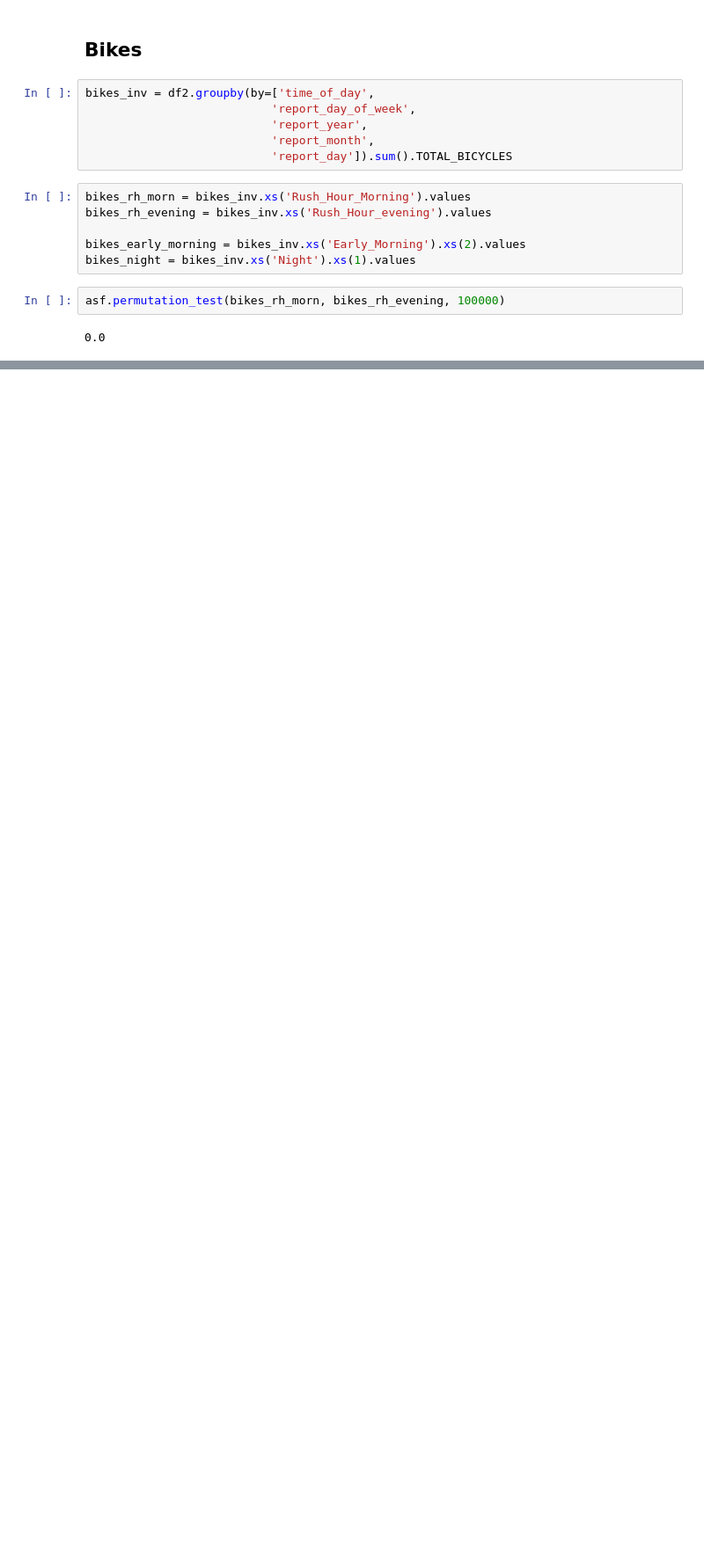
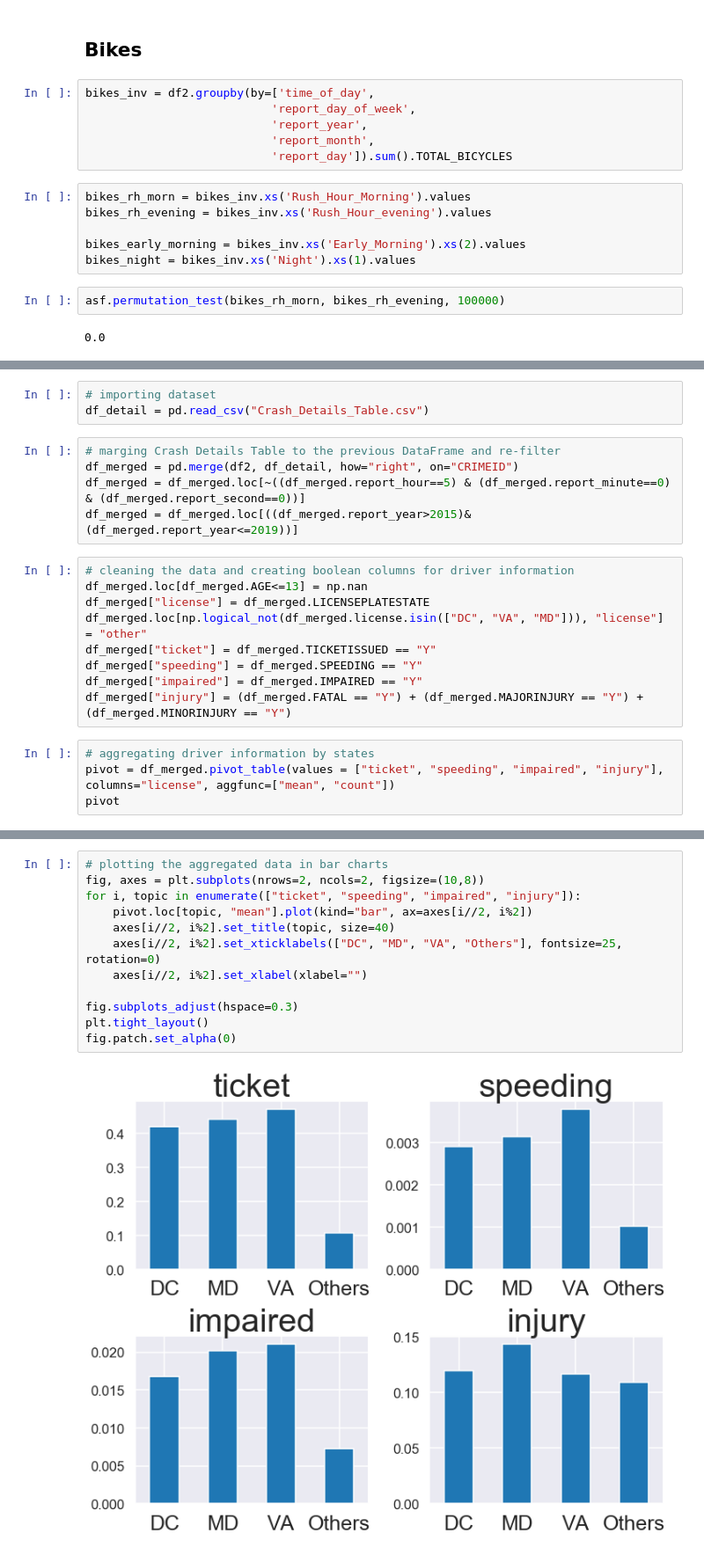
Before and after one commit to aschams/FlatironProject3, a Jupyter notebook: DC_Crashes-as.ipynb, the cells around one changed output, grey strips where cells are left out. Shown at 88% size. Cells and saved outputs as stored; diff of their text form; blank space fills up the shorter version.

```diff
--- a/DC_Crashes-as.ipynb
+++ b/DC_Crashes-as.ipynb
@@ -374,0 +386,21 @@ asf.permutation_test(bikes_early_morning, bikes_night, 100000)
+# %%
+# importing dataset
+df_detail = pd.read_csv("Crash_Details_Table.csv")
+# %%
+# marging Crash Details Table to the previous DataFrame and re-filter
+df_merged = pd.merge(df2, df_detail, how="right", on="CRIMEID")
+df_merged = df_merged.loc[~((df_merged.report_hour==5) & (df_merged.report_minute==0) & (df_merged.report_second==0))]
+df_merged = df_merged.loc[((df_merged.report_year>2015)&(df_merged.report_year<=2019))]
+# %%
+# cleaning the data and creating boolean columns for driver information
+df_merged.loc[df_merged.AGE<=13] = np.nan
+df_merged["license"] = df_merged.LICENSEPLATESTATE
+df_merged.loc[np.logical_not(df_merged.license.isin(["DC", "VA", "MD"])), "license"] = "other"
+df_merged["ticket"] = df_merged.TICKETISSUED == "Y"
+df_merged["speeding"] = df_merged.SPEEDING == "Y"
+df_merged["impaired"] = df_merged.IMPAIRED == "Y"
+df_merged["injury"] = (df_merged.FATAL == "Y") + (df_merged.MAJORINJURY == "Y") + (df_merged.MINORINJURY == "Y")
+# %%
+# aggregating driver information by states
+pivot = df_merged.pivot_table(values = ["ticket", "speeding", "impaired", "injury"], columns="license", aggfunc=["mean", "count"])
+pivot
@@ -374,0 +416,14 @@ asf.permutation_test(bikes_early_morning, bikes_night, 100000)
+# %%
+# plotting the aggregated data in bar charts
+fig, axes = plt.subplots(nrows=2, ncols=2, figsize=(10,8))
+for i, topic in enumerate(["ticket", "speeding", "impaired", "injury"]):
+    pivot.loc[topic, "mean"].plot(kind="bar", ax=axes[i//2, i%2])
+    axes[i//2, i%2].set_title(topic, size=40)
+    axes[i//2, i%2].set_xticklabels(["DC", "MD", "VA", "Others"], fontsize=25, rotation=0)
+    axes[i//2, i%2].set_xlabel(xlabel="")
+
+fig.subplots_adjust(hspace=0.3)
+plt.tight_layout()
+fig.patch.set_alpha(0)
+# %% [output]
+[figure, added]
```
Also changed, not shown: parts of 15 cells of this notebook, 1 other file.
